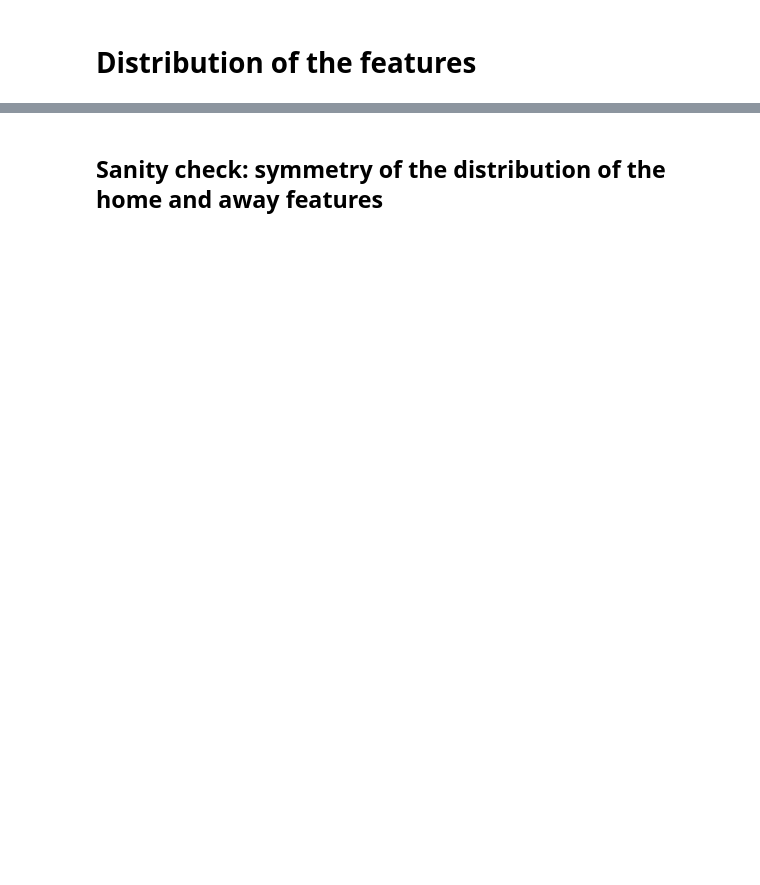
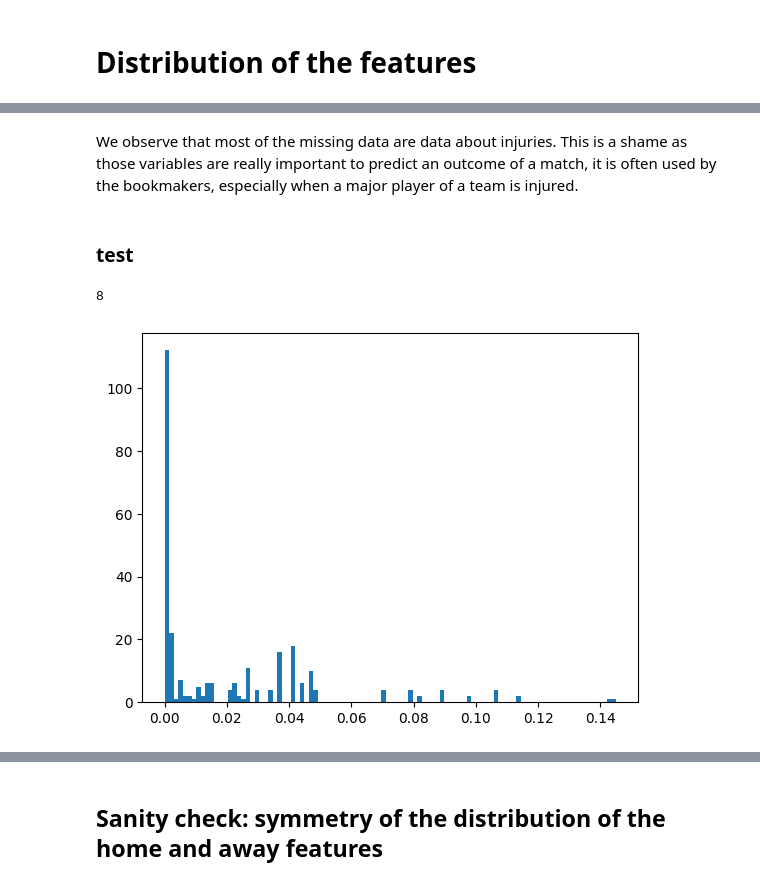
Before and after one commit to BenjaminisCoding/EnsChallenge, a Jupyter notebook: benchmark_and_extras/data_exploration.ipynb, the cells around one changed output, grey strips where cells are left out. Drawn from its saved outputs; the diff is of its cells as text; code cells hidden in the pictures; blank space fills up the shorter version.

```diff
--- a/benchmark_and_extras/data_exploration.ipynb
+++ b/benchmark_and_extras/data_exploration.ipynb
@@ -59,0 +148,10 @@ train_data.shape, test_data.shape ### same number of training data and testing d
+# %% [markdown]
+We observe that most of the missing data are data about injuries. This is a shame as those variables are really important to predict an outcome of a match, it is often used by the bookmakers, especially when a major player of a team is injured.
+# %% [markdown]
+### test
+# %%
+plt.hist(test_data.isna().sum().to_numpy() / test_data.shape[0], bins = 100)#, train_data.isna().sum() / train_data.shape[0]*
+(test_data.isna().sum().to_numpy() / test_data.shape[0] > .1).sum()
+# %% [output]
+8
+[figure, added]
```
Also changed, not shown: parts of 62 cells of this notebook, 2 other files.
